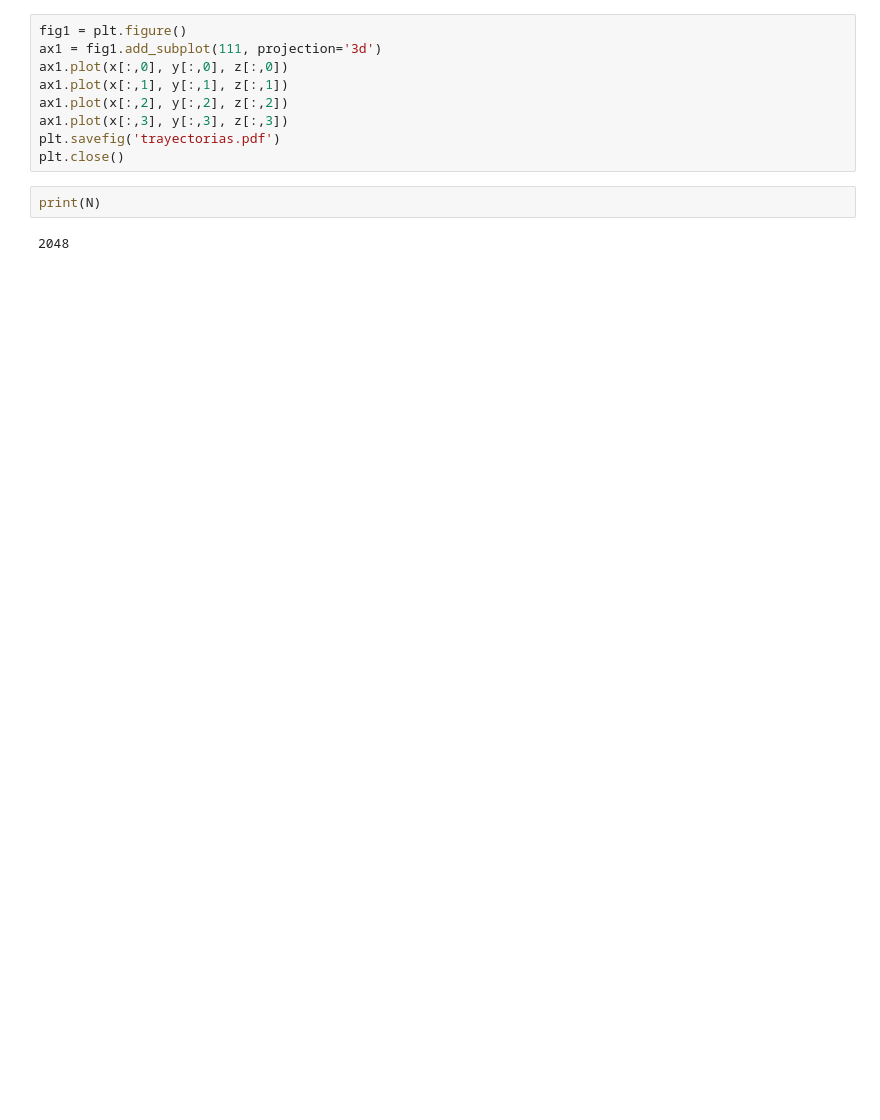
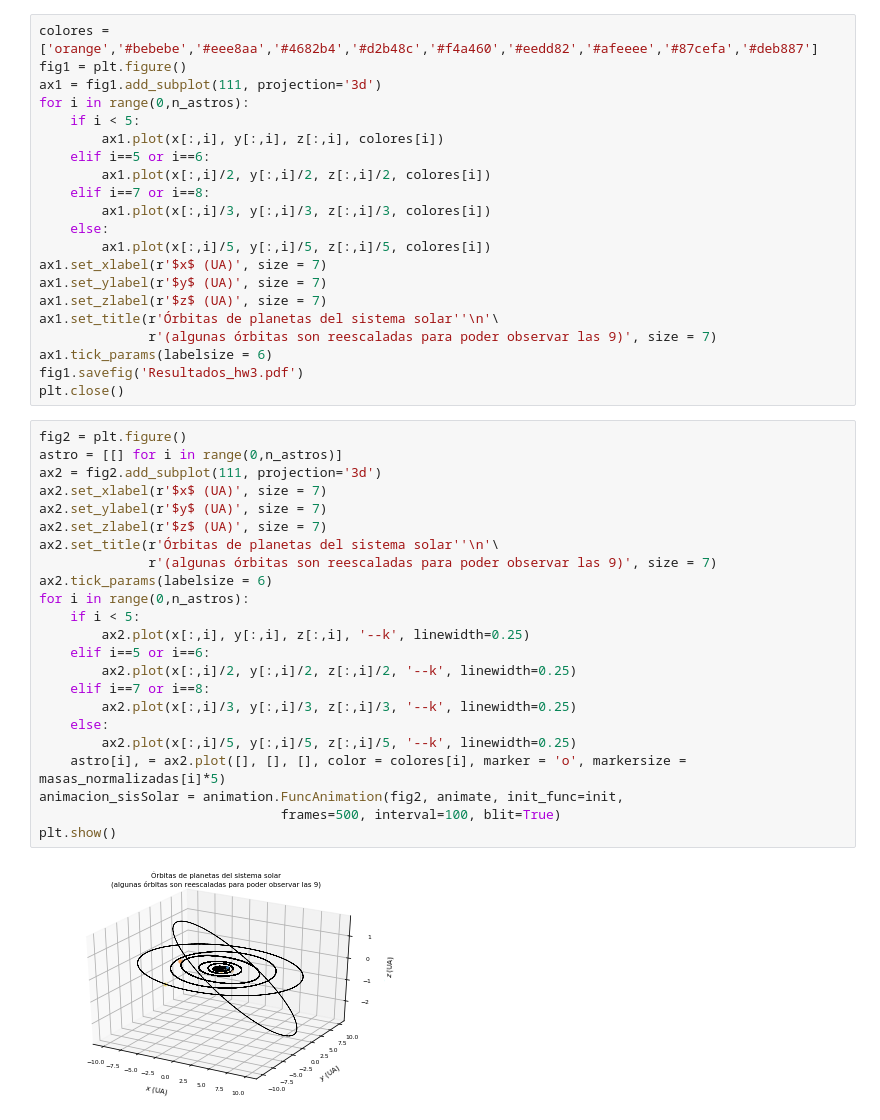
Before and after one commit to tarod13/MetComp, a Jupyter notebook: HW3-py-c-PDE-ODE/Plots_planetas.ipynb, the cells around one changed output. Saved outputs shown, nothing was run; the diff lists cells and outputs as text; blank space fills up the shorter version.

```diff
--- a/HW3-py-c-PDE-ODE/Plots_planetas.ipynb
+++ b/HW3-py-c-PDE-ODE/Plots_planetas.ipynb
@@ -15,13 +59,46 @@ z = posiciones[id_x+2,:]
-# %%
-fig1 = plt.figure()
-ax1 = fig1.add_subplot(111, projection='3d')
-ax1.plot(x[:,0], y[:,0], z[:,0])
-ax1.plot(x[:,1], y[:,1], z[:,1])
-ax1.plot(x[:,2], y[:,2], z[:,2])
-ax1.plot(x[:,3], y[:,3], z[:,3])
-plt.savefig('trayectorias.pdf')
-plt.close()
-# %%
-print(N)
-# %% [output]
-2048
+# %%
+colores = ['orange','#bebebe','#eee8aa','#4682b4','#d2b48c','#f4a460','#eedd82','#afeeee','#87cefa','#deb887']
+fig1 = plt.figure()
+ax1 = fig1.add_subplot(111, projection='3d')
+for i in range(0,n_astros):
+    if i < 5:
+        ax1.plot(x[:,i], y[:,i], z[:,i], colores[i])
+    elif i==5 or i==6:
+        ax1.plot(x[:,i]/2, y[:,i]/2, z[:,i]/2, colores[i])
+    elif i==7 or i==8:
+        ax1.plot(x[:,i]/3, y[:,i]/3, z[:,i]/3, colores[i])
+    else:
+        ax1.plot(x[:,i]/5, y[:,i]/5, z[:,i]/5, colores[i])
+ax1.set_xlabel(r'$x$ (UA)', size = 7)
+ax1.set_ylabel(r'$y$ (UA)', size = 7)
+ax1.set_zlabel(r'$z$ (UA)', size = 7)
+ax1.set_title(r'Órbitas de planetas del sistema solar''\n'\
+              r'(algunas órbitas son reescaladas para poder observar las 9)', size = 7)
+ax1.tick_params(labelsize = 6)
+fig1.savefig('Resultados_hw3.pdf')
+plt.close()
+# %%
+fig2 = plt.figure()
+astro = [[] for i in range(0,n_astros)]
+ax2 = fig2.add_subplot(111, projection='3d')
+ax2.set_xlabel(r'$x$ (UA)', size = 7)
+ax2.set_ylabel(r'$y$ (UA)', size = 7)
+ax2.set_zlabel(r'$z$ (UA)', size = 7)
+ax2.set_title(r'Órbitas de planetas del sistema solar''\n'\
+              r'(algunas órbitas son reescaladas para poder observar las 9)', size = 7)
+ax2.tick_params(labelsize = 6)
+for i in range(0,n_astros):
+    if i < 5:
+        ax2.plot(x[:,i], y[:,i], z[:,i], '--k', linewidth=0.25)
+    elif i==5 or i==6:
+        ax2.plot(x[:,i]/2, y[:,i]/2, z[:,i]/2, '--k', linewidth=0.25)
+    elif i==7 or i==8:
+        ax2.plot(x[:,i]/3, y[:,i]/3, z[:,i]/3, '--k', linewidth=0.25)
+    else:
+        ax2.plot(x[:,i]/5, y[:,i]/5, z[:,i]/5, '--k', linewidth=0.25)
+    astro[i], = ax2.plot([], [], [], color = colores[i], marker = 'o', markersize = masas_normalizadas[i]*5)
+animacion_sisSolar = animation.FuncAnimation(fig2, animate, init_func=init,
+                               frames=500, interval=100, blit=True)
+plt.show()
+# %% [output]
+[figure, added]
```
Also changed, not shown: parts of 8 cells of this notebook, 8 other files.
